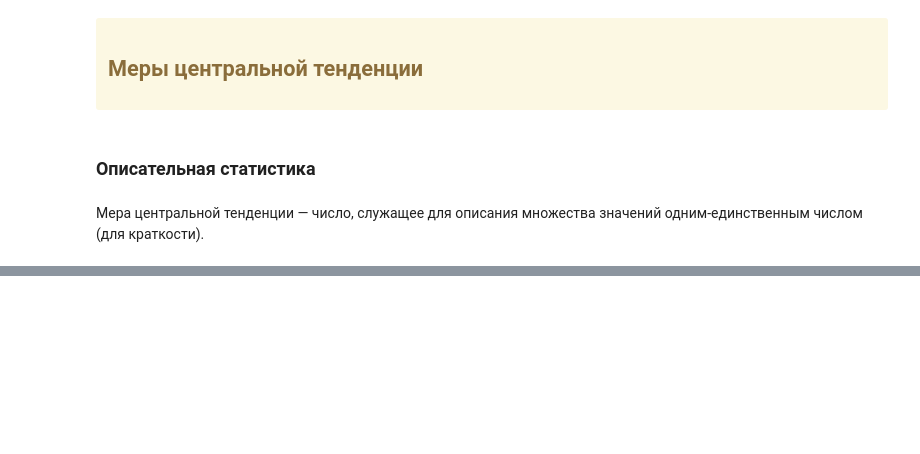
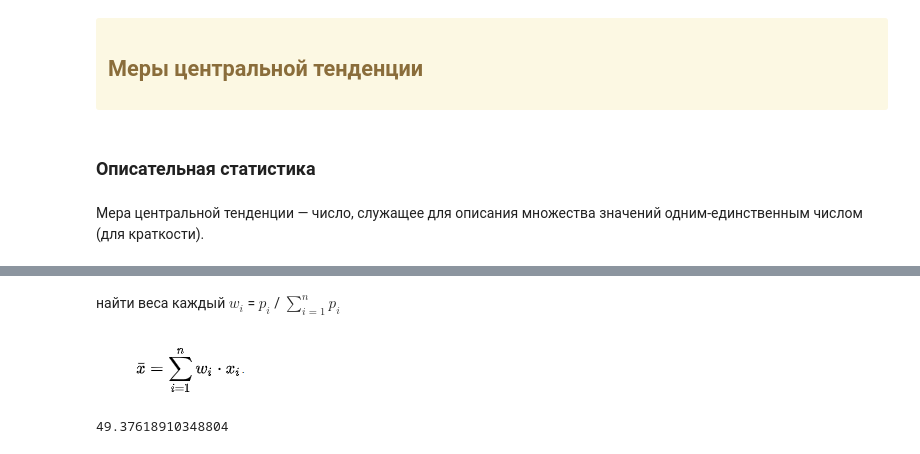
Before and after one commit to iboiarkin96/education_courses, a Jupyter notebook: КарповКурс/Основы статистики_Карпов.ipynb, the cells around one changed output, grey strips where cells are left out. Drawn from its saved outputs; the diff is of its cells as text; code cells hidden in the pictures; blank space fills up the shorter version.

```diff
--- a/КарповКурс/Основы статистики_Карпов.ipynb
+++ b/КарповКурс/Основы статистики_Карпов.ipynb
@@ -96,0 +141,13 @@ print(pos)
+# %% [markdown]
+найти веса каждый   $w_{i}$ = $p_{i}$ / $\sum\limits_{i=1}^n p_{i}$
+# %%
+# просуммировать
+Image(filename='фото//output2.png')
+# %% [output]
+[figure, added]
+# %%
+# средневвешенное  нужно передать веса (в данном пример)
+np.average(data,
+           weights=data[::-1]*10)
+# %% [output]
+49.37618910348804
```
Also changed, not shown: parts of 18 cells of this notebook, 2 other files.
